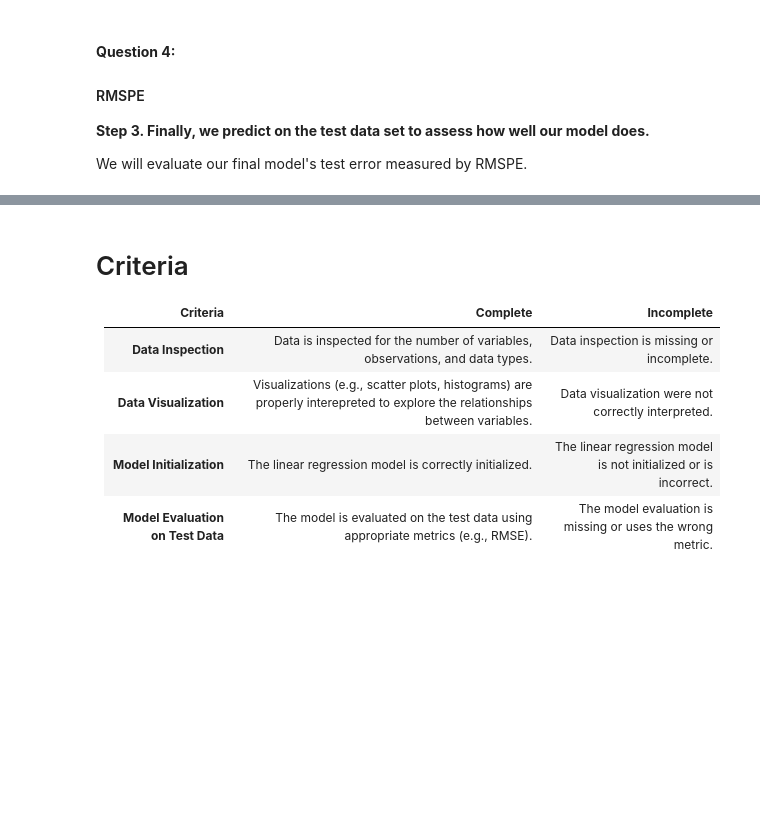
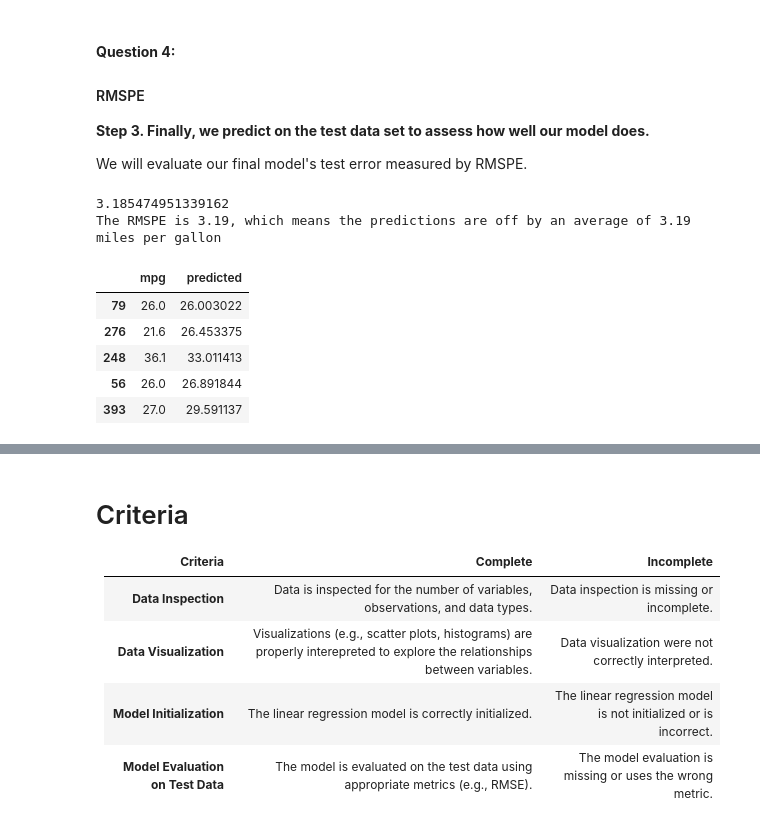
Before and after one commit to ecervinka/LCR, a Jupyter notebook: 02_activities/assignments/assignment_2.ipynb, the cells around one changed output, grey strips where cells are left out. Saved outputs shown, nothing was run; the diff lists cells and outputs as text; code cells hidden in the pictures; blank space fills up the shorter version.

```diff
--- a/02_activities/assignments/assignment_2.ipynb
+++ b/02_activities/assignments/assignment_2.ipynb
@@ -221,4 +263,27 @@ print(coefficients_df)
 
 We will evaluate our final model's test error measured by RMSPE.
 # %%
-# Your code here ...
+# predict the mpg based on the model
+mpg_data_test["predicted"] = lm.predict(mpg_data_test[['cylinders', 'displacement', 'acceleration', 'weight', 'model_year','horsepower']])
+
+# Calculate RMSPE for the multivariable model.
+lm_mult_test_RMSPE = mean_squared_error(
+    y_true=mpg_data_test["mpg"],
+    y_pred=mpg_data_test["predicted"]
+)**(1/2)
+
+print(lm_mult_test_RMSPE)
+print("The RMSPE is 3.19, which means the predictions are off by an average of 3.19 miles per gallon")
+# %% [output]
+3.185474951339162
+The RMSPE is 3.19, which means the predictions are off by an average of 3.19 miles per gallon
+# %%
+#comparing the mpg predicted and actual values from the test data
+mpg_data_test[['mpg', 'predicted']].head()
+# %% [output]
+|  | mpg | predicted |
+| 79 | 26.0 | 26.003022 |
+| 276 | 21.6 | 26.453375 |
+| 248 | 36.1 | 33.011413 |
+| 56 | 26.0 | 26.891844 |
+| 393 | 27.0 | 29.591137 |
```
Also changed, not shown: parts of 13 cells of this notebook.
